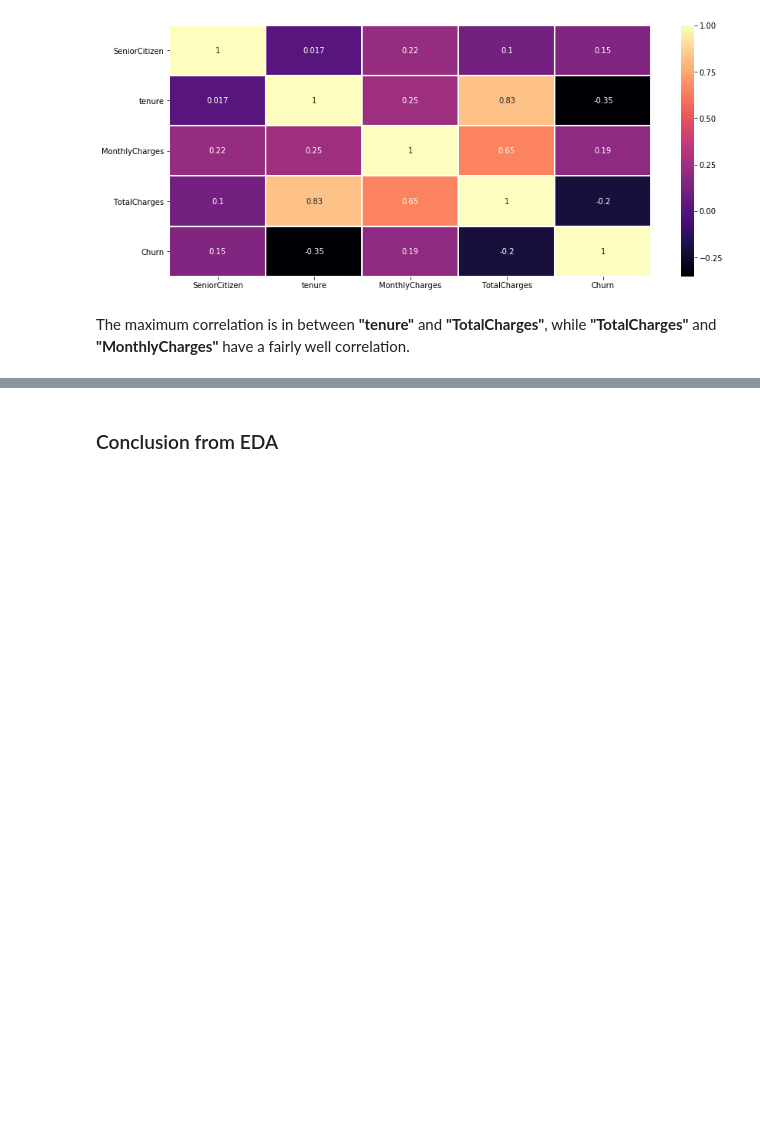
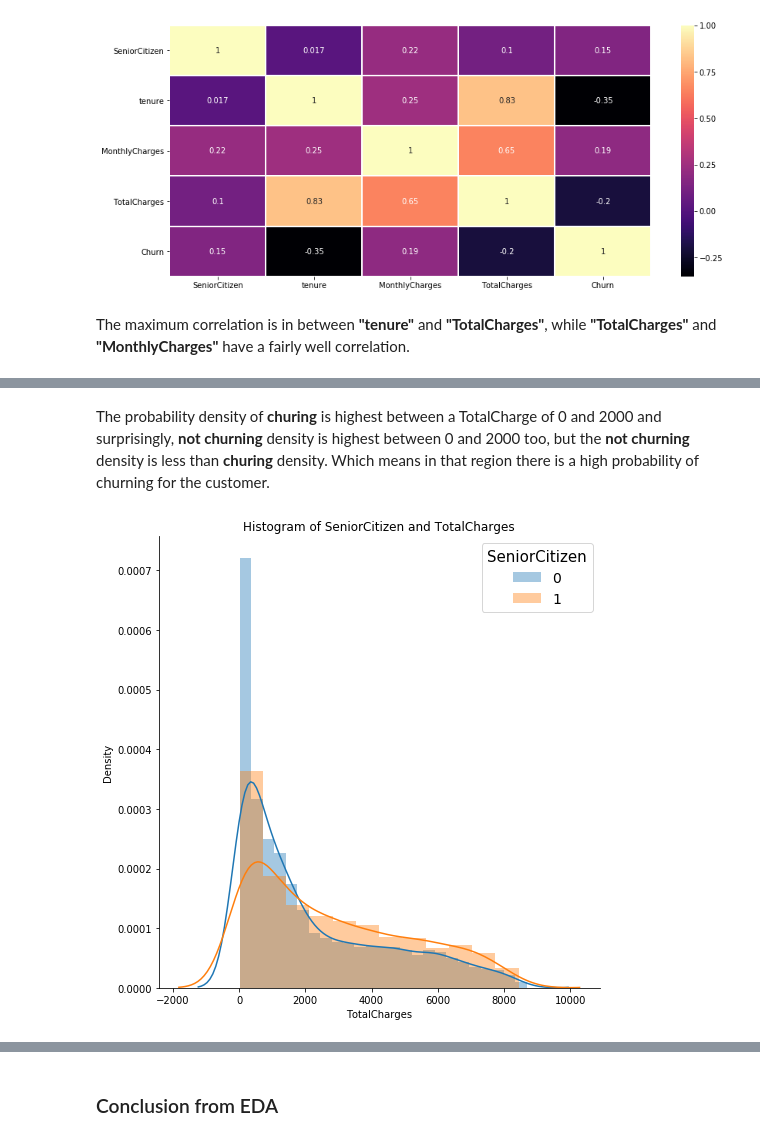
Before and after one commit to cipheraxat/Survival-Analysis, a Jupyter notebook: Abhijit/Telco - EDA.ipynb, the cells around one changed output, grey strips where cells are left out. Cells and saved outputs as stored; diff of their text form; code cells hidden in the pictures; blank space fills up the shorter version.

```diff
--- a/Abhijit/Telco - EDA.ipynb
+++ b/Abhijit/Telco - EDA.ipynb
@@ -210,0 +222,6 @@ The maximum correlation is in between **"tenure"** and **"TotalCharges"**, while
+# %% [markdown]
+The probability density of **churing** is highest between a TotalCharge of 0 and 2000 and surprisingly, **not churning** density is highest between 0 and 2000 too, but the **not churning** density is less than **churing** density. Which means in that region there is a high probability of churning for the customer.
+# %%
+plot_sns("SeniorCitizen","TotalCharges")
+# %% [output]
+[figure, added]
```
Also changed, not shown: parts of 9 cells of this notebook.
